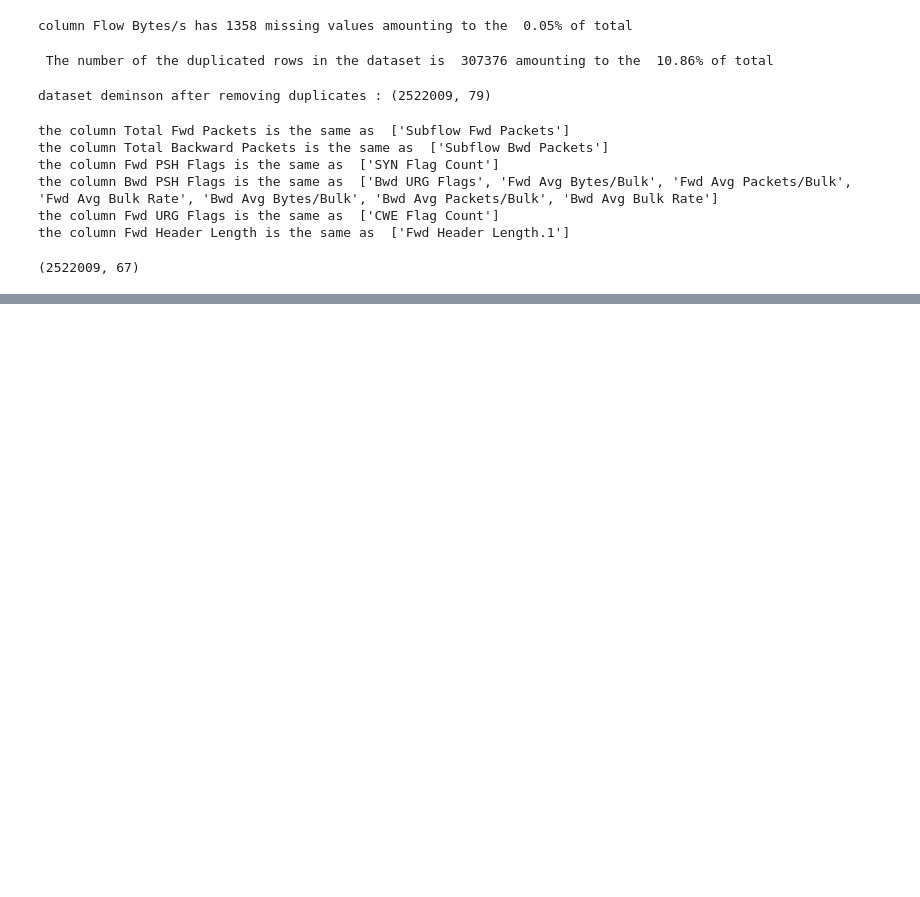
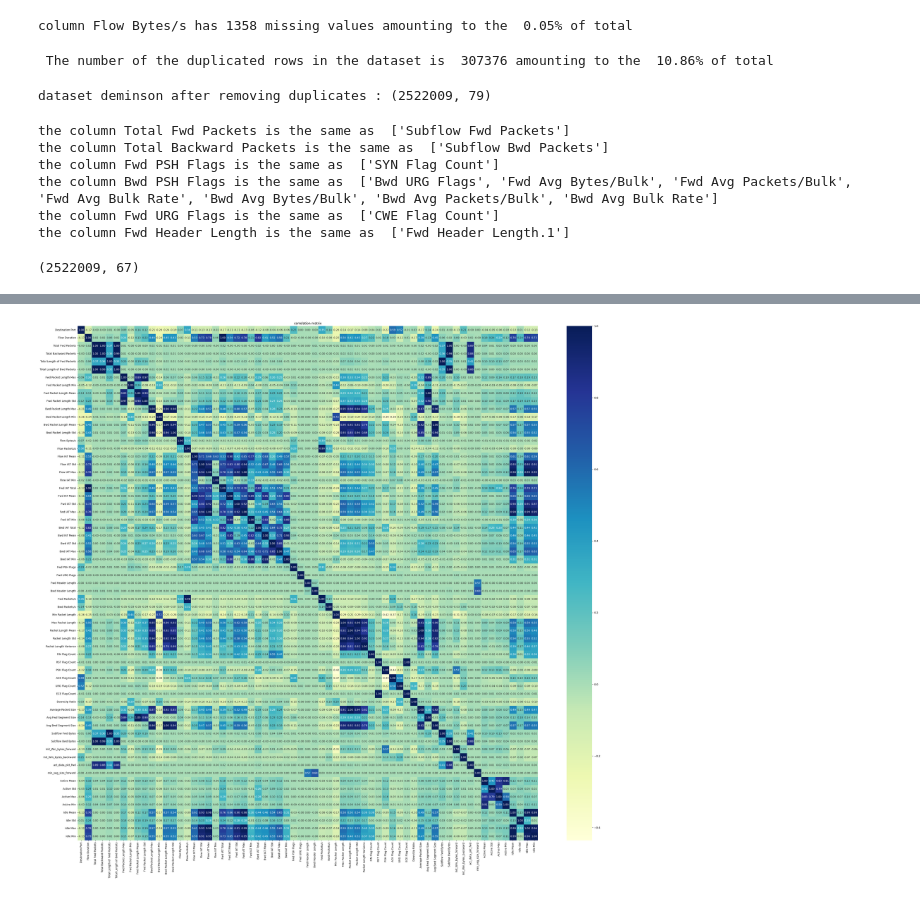
Before and after one commit to Ahmed-Mahmoud-M/deep-anomaly-ips, a Jupyter notebook: python/utils/preprocess.ipynb, the cells around one changed output, grey strips where cells are left out. Cells and saved outputs as stored; diff of their text form; code cells hidden in the pictures; blank space fills up the shorter version.

Commit message:
complete static cleaning and start correlation analysis

```diff
--- a/python/utils/preprocess.ipynb
+++ b/python/utils/preprocess.ipynb
@@ -211,0 +223,3 @@ df_without_duplicate_cols.shape
+# %%
+df.replace([np.inf,-np.inf],np.nan,inplace=True)
+df.dropna(inplace= True)
@@ -211,0 +238,2 @@ df_without_duplicate_cols.shape
+# %%
+df.drop('Bwd PSH Flags',axis=1,inplace=True)
@@ -211,0 +247,2 @@ df_without_duplicate_cols.shape
+# %%
+numeric_df = df.select_dtypes(include = ['int64','float64'])
@@ -211,0 +268,2 @@ df_without_duplicate_cols.shape
+# %%
+correlation_matrix = numeric_df.corr()
@@ -211,0 +284,16 @@ df_without_duplicate_cols.shape
+# %%
+import matplotlib.pyplot as plt
+import seaborn as sns
+
+plt.figure(figsize=(40,36))
+
+# A heatmap is a type of data visualization that uses color to show the strength of relationships between variables in a matrix.
+# Seaborn's heatmap() function offers extensive customization options for creating informative and visually appealing heatmaps.
+
+sns.heatmap(correlation_matrix,annot=True,cmap="YlGnBu",fmt='.2f')
+
+plt.title("correlation matrix")
+
+plt.show()
+# %% [output]
+[figure, added]
```
Also changed, not shown: parts of 13 cells of this notebook.
